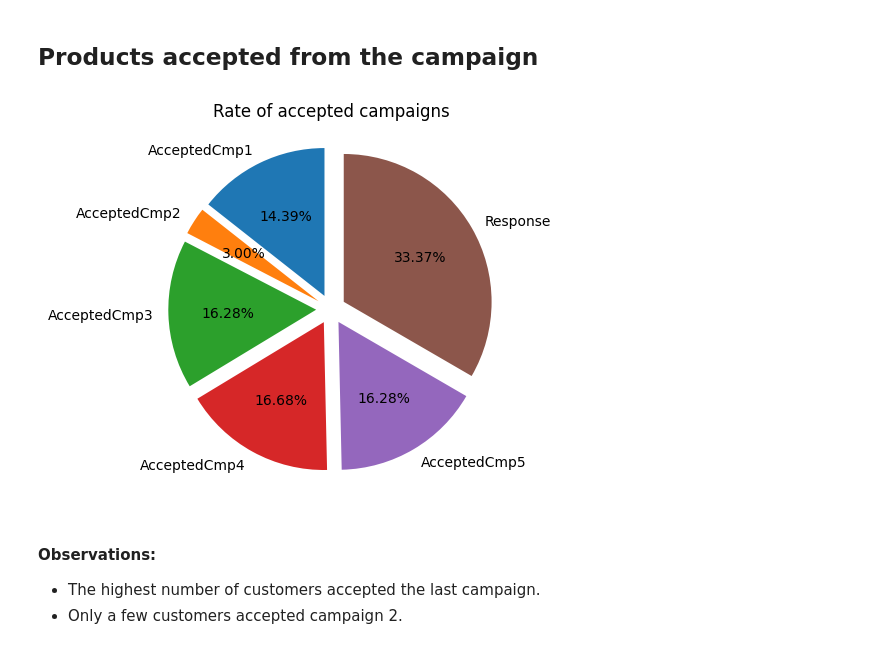
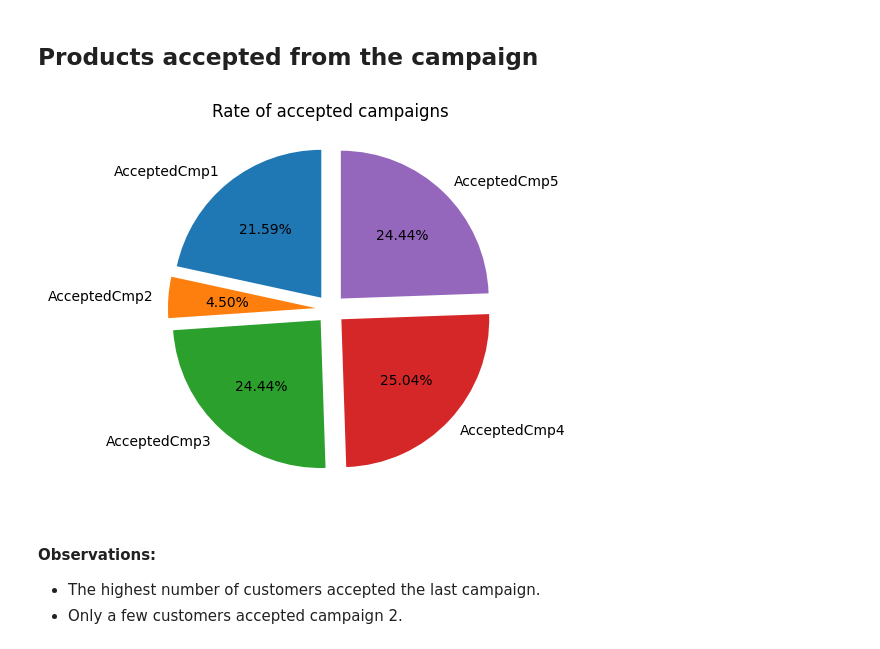
Before and after one commit to 654NISHA/ML_project, a Jupyter notebook: notebook/EDA.ipynb, the cells around one changed output. Drawn from its saved outputs; the diff is of its cells as text; code cells hidden in the pictures.

```diff
--- a/notebook/EDA.ipynb
+++ b/notebook/EDA.ipynb
@@ -430,5 +436,5 @@ plt.show()
 # %% [output]
 [figure]
 # %%
-df['children'] = df['Teenhome']+df['Kidhome']
+df['Kids'] = df['Teenhome']+df['Kidhome']
 # %%
@@ -449,6 +455,6 @@ plt.show()
 # %%
 df['Dt_Customer'] = pd.to_datetime(df['Dt_Customer'])
 # %%
-today = pd.Timestamp.today()
-df['Days_from_today'] = (today - df['Dt_Customer']).dt.days
+d1 = max(df['Dt_Customer'])
+df['Days_for'] = (d1 - df['Dt_Customer']).dt.days
 # %%
@@ -546,5 +552,5 @@ plt.show()
 - The total amounts spent on gold, fish, sweet, and fruit products are relatively similar and lower than wines and meat products.
 - Customers seem to focus more on purchasing essential products rather than non-essential or luxury items.
 # %%
-df['total_amount_spend'] = df['MntFishProducts']+df['MntFruits']+df['MntGoldProds']+df['MntMeatProducts']+df['MntWines']+df['MntSweetProducts']
+df['Total_amount_spent'] = df['MntFishProducts']+df['MntFruits']+df['MntGoldProds']+df['MntMeatProducts']+df['MntWines']+df['MntSweetProducts']
 # %%
@@ -578,13 +584,13 @@ plt.show()
 ## Products accepted from the campaign
 # %%
 # Counting the occurrences of each value (0 and 1) for each campaign and the 'Response' column.
-campaign_counts = df[['AcceptedCmp1', 'AcceptedCmp2', 'AcceptedCmp3', 'AcceptedCmp4','AcceptedCmp5', 'Response']].apply(pd.Series.value_counts).T
+campaign_counts = df[['AcceptedCmp1', 'AcceptedCmp2', 'AcceptedCmp3', 'AcceptedCmp4','AcceptedCmp5']].apply(pd.Series.value_counts).T
 # %%
-plt.pie(campaign_counts[1], labels = campaign_counts.index, autopct = '%1.2f%%', startangle = 90, explode = [0.1]*6)
+plt.pie(campaign_counts[1], labels = campaign_counts.index, autopct = '%1.2f%%', startangle = 90, explode = [0.1]*5)
 plt.title("Rate of accepted campaigns")
 plt.show()
 # %% [output]
-[figure, old version]
+[figure, new version]
 # %% [markdown]
 #### Observations:
 - The highest number of customers accepted the last campaign.
```
Also changed, not shown: parts of 65 cells of this notebook, 1 other file.
